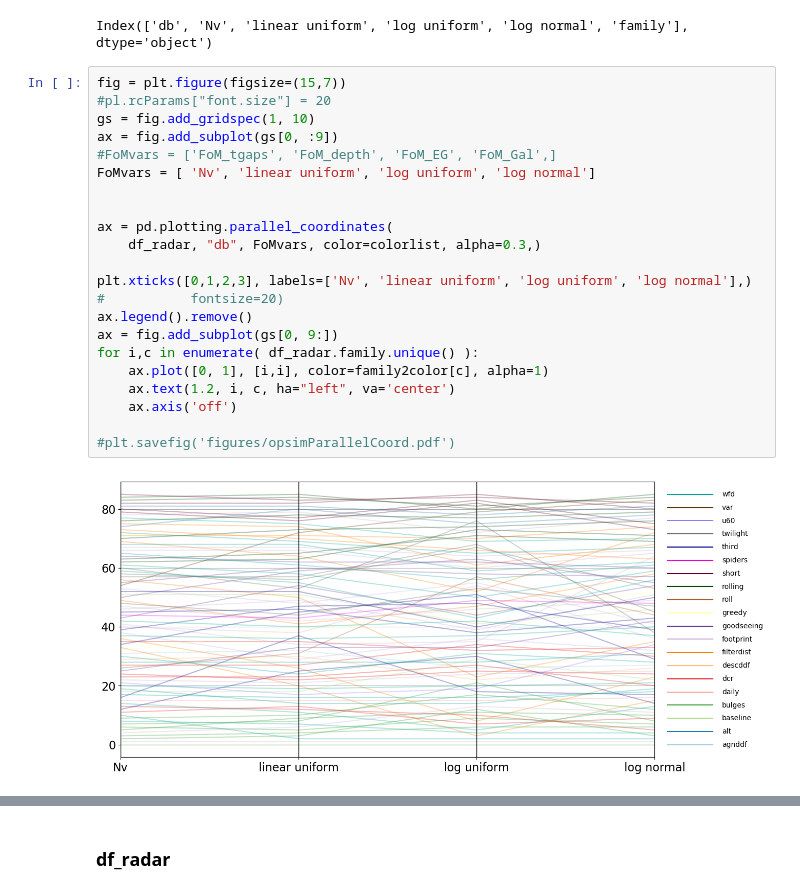
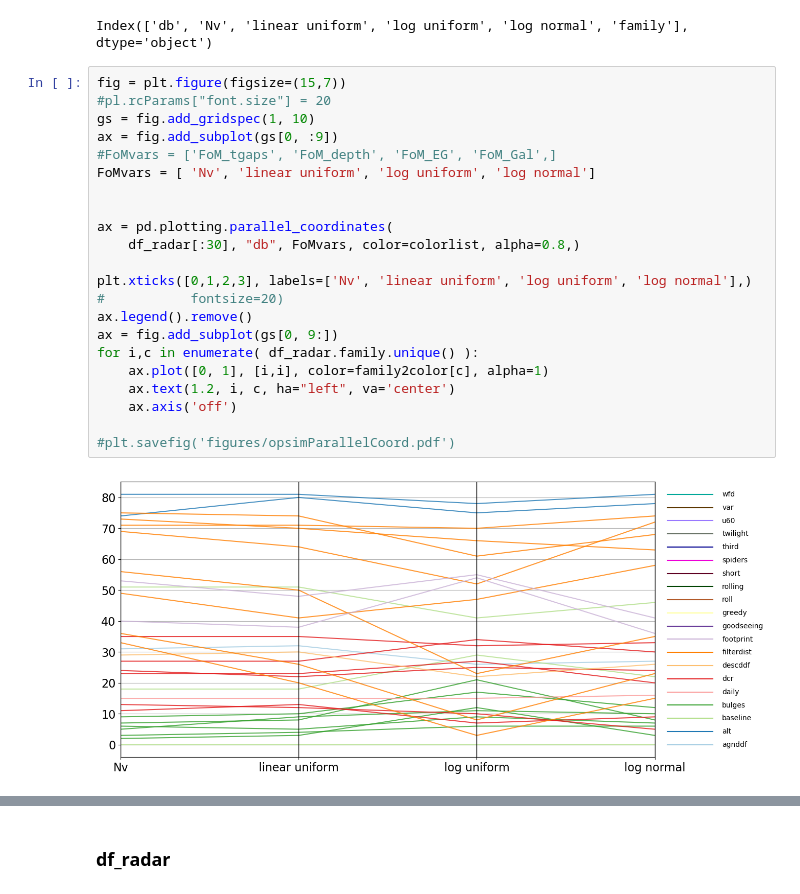
Before and after one commit to fedhere/LSSTunknowns, a Jupyter notebook: tdAnom/plot_radar_parallel.ipynb, the cells around one changed output, grey strips where cells are left out. Drawn from its saved outputs; the diff is of its cells as text.

```diff
--- a/tdAnom/plot_radar_parallel.ipynb
+++ b/tdAnom/plot_radar_parallel.ipynb
@@ -394,24 +394,24 @@ Index(['db', 'Nv', 'linear uniform', 'log uniform', 'log normal', 'family'], dty
 # %%
 fig = plt.figure(figsize=(15,7))
 #pl.rcParams["font.size"] = 20
 gs = fig.add_gridspec(1, 10)
 ax = fig.add_subplot(gs[0, :9])
 #FoMvars = ['FoM_tgaps', 'FoM_depth', 'FoM_EG', 'FoM_Gal',]
 FoMvars = [ 'Nv', 'linear uniform', 'log uniform', 'log normal']
 
 
 ax = pd.plotting.parallel_coordinates(
-    df_radar, "db", FoMvars, color=colorlist, alpha=0.3,)
+    df_radar[:30], "db", FoMvars, color=colorlist, alpha=0.8,)
 
 plt.xticks([0,1,2,3], labels=['Nv', 'linear uniform', 'log uniform', 'log normal'],)
 #           fontsize=20)
 ax.legend().remove()
 ax = fig.add_subplot(gs[0, 9:])
 for i,c in enumerate( df_radar.family.unique() ):
     ax.plot([0, 1], [i,i], color=family2color[c], alpha=1)
     ax.text(1.2, i, c, ha="left", va='center')
     ax.axis('off')
 
 #plt.savefig('figures/opsimParallelCoord.pdf')
 # %% [output]
-[figure, old version]
+[figure, new version]
```
Also changed, not shown: parts of 1 cell of this notebook, 1 other file.
